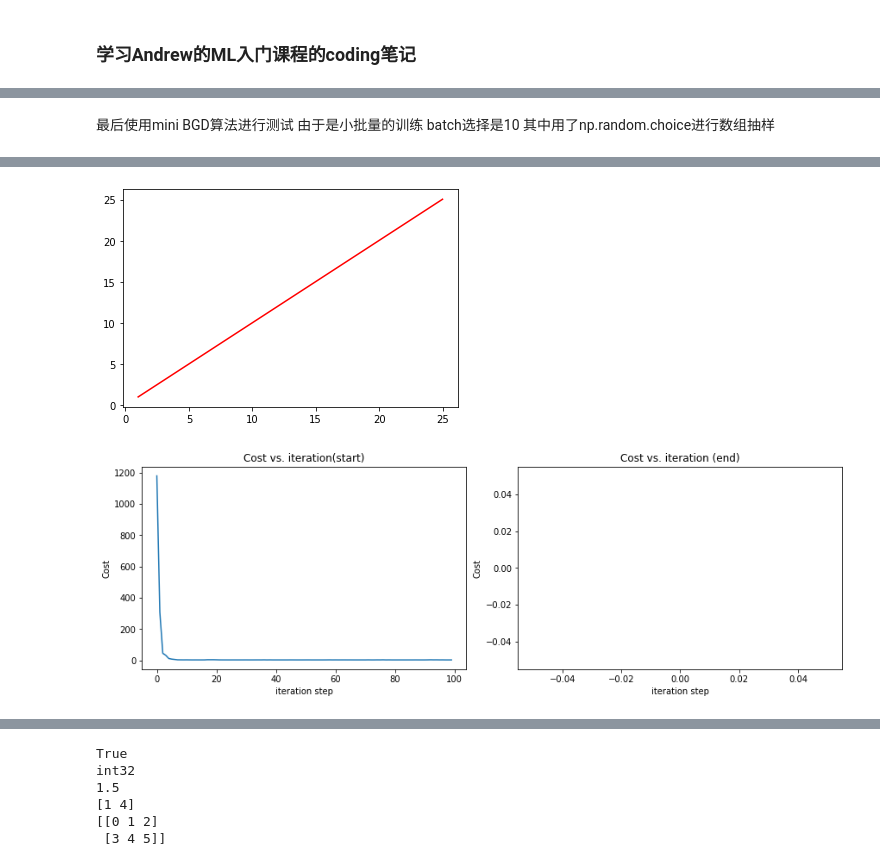
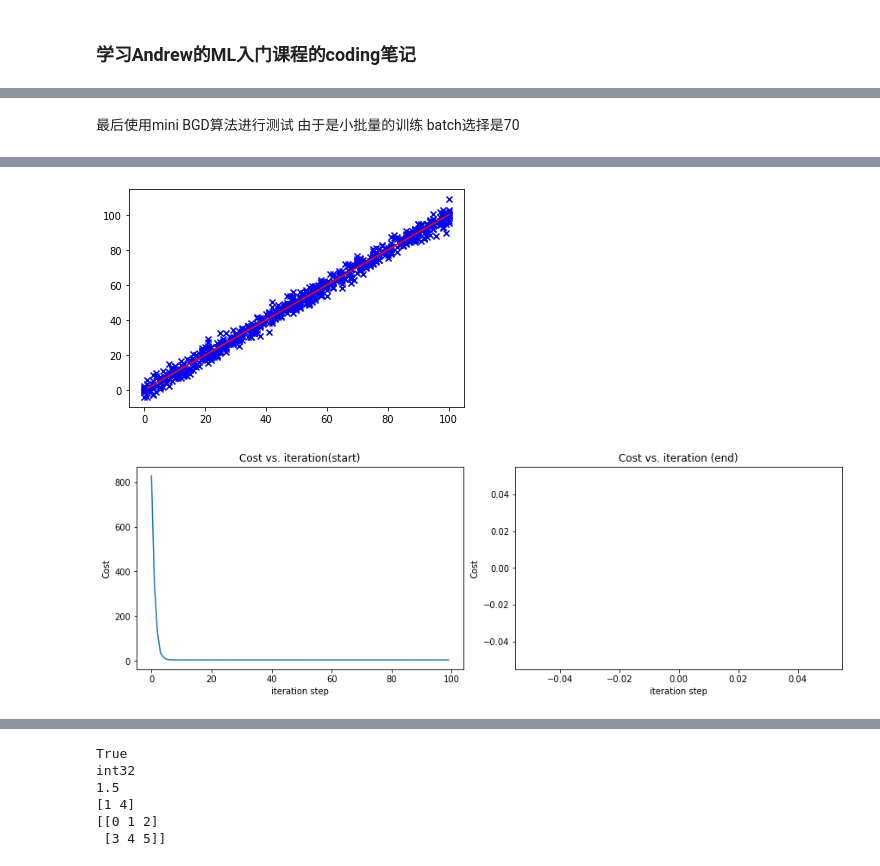
Before and after one commit to cwx-worst-one/machine_learning_study, a Jupyter notebook: note/lecture1/lecture1_note.ipynb, the cells around one changed output, grey strips where cells are left out. Saved outputs shown, nothing was run; the diff lists cells and outputs as text; code cells hidden in the pictures.

```diff
--- a/note/lecture1/lecture1_note.ipynb
+++ b/note/lecture1/lecture1_note.ipynb
@@ -37,22 +37,22 @@ def derivative_b(w,b,x,y):
     return val_b
 
 ## BGD algorithm
-def change_parameter(x,y,cost_hist,w=0,b=0,lr=0.1,train_times=10):
+def change_parameter(x,y,cost_hist,w=0,b=0,lr=0.1,epoch=10):
     cost = cost_func(w,b,x,y)
-    for epoch in range(train_times):
+    for epoch_time in range(epoch):
         der_w,der_b = derivative_w(w,b,x,y),derivative_b(w,b,x,y)
         w = w - lr * der_w
         b = b - lr * der_b
         cost = cost_func(w,b,x,y)
         cost_hist.append(cost)
 
-        if epoch % 10 == 0 :
-            print("Train time : "+ str(epoch) , " w : " + str(w) , " b : " + str(b) + " cost : " + str(cost))
+        if epoch_time % 10 == 0 :
+            print("Train time : "+ str(epoch_time) , " w : " + str(w) , " b : " + str(b) + " cost : " + str(cost))
     return (w,b)
 
 start = time.time()
 cost_hist = []
-w,b = change_parameter(x,y,cost_hist,w=0,b=0,lr=0.01,train_times=30)
+w,b = change_parameter(x,y,cost_hist,w=0,b=0,lr=0.01,epoch=50)
 print("The final line is " + str (w) + "x + " + str(b))
 cost = cost_func(w,b,x,y)
 print("The final cost is " + str(cost))
@@ -60,7 +60,7 @@ xx = np.linspace(1, 25, 50)
 yy = w*xx + b
 
 end = time.time()
-print("The total time cost is : " + str(end-start))
+print("The total time cost is : " + str((end-start)*1000)[:8] + " ms ")
 
 plt.plot(xx,yy,color='red')
 plt.show()
@@ -88,6 +90,6 @@ The total time cost is : 0.0019865036010742188
 # %%
 import numpy as np
-filename = 'lecture1\\train.csv'
+filename = 'C:\\Users\\Chan\\Desktop\\XLANCE\\machine_learning_study\\note\\lecture1\\train.csv'
 
 with open(filename,'rt',encoding='UTF-8')as raw_data:
     data=np.loadtxt(raw_data,delimiter=',')
@@ -101,7 +103,9 @@ plt.scatter(x,y,marker='x',c='b')
 
 start = time.time()
 cost_hist = []
-w,b = change_parameter(x,y,cost_hist,w=0,b=0,lr=0.000125,train_times=100)
+
+epoch = 50
+w,b = change_parameter(x,y,cost_hist,w=0,b=0,lr=0.000125,epoch=epoch)
 print("The final line is " + str (w) + "x + " + str(b))
 cost = cost_func(w,b,x,y)
 print("The final cost is " + str(cost))
@@ -109,7 +113,7 @@ xx = np.linspace(1, 100, 50)
 yy = w*xx + b
 
 end = time.time()
-print("The total time cost is : " + str(end-start))
+print("The total time ( " +  str(epoch) +" epoches ) cost is : " + str((end-start)*1000)[:8] + " ms ")
 
 plt.plot(xx,yy,color='red')
 plt.show()
@@ -197,48 +208,59 @@ The total time cost is : 0.03800654411315918
 # %%
 import random
 # %% [markdown]
-最后使用mini BGD算法进行测试  由于是小批量的训练 batch选择是10  其中用了np.random.choice进行数组抽样
+最后使用mini BGD算法进行测试  由于是小批量的训练 batch选择是70
 # %%
-def derivative_w_mini(w,b,x,y,batch):
+def derivative_w_mini(w,b,x,y,random_index,start_index,batch):
     val_w = 0
-    for i in range(batch):
-        val_w += x[i]*(w*x[i]+b-y[i])
+    for i in range(start_index,start_index+batch):
+        index =  random_index[i]
+        val_w += x[index]*(w*x[index]+b-y[index])
     val_w /= batch
     return val_w
 
-def derivative_b_mini(w,b,x,y,batch):
+def derivative_b_mini(w,b,x,y,random_index,start_index,batch):
     val_b = 0
-    for i in range(batch):
-        val_b += (w*x[i]+b-y[i])
+    for i in range(start_index,start_index+batch):
+        index =  random_index[i]
+        val_b += (w*x[index]+b-y[index])
     val_b /= batch
     return val_b
 
-def mini_BGD(x,y,cost_hist,w=0,b=0,lr=0.1,train_times=10,batch = 128):
+def mini_BGD(x,y,cost_hist,w=0,b=0,lr=0.1,epoch=10,batch = 128):
     cost = cost_func(w,b,x,y)
-    for epoch in range(train_times):
-        slice = np.random.choice(x.shape[0],batch,replace=False)
-        ran_x = x[slice]
-        ran_y = y[slice]
-        der_w,der_b = derivative_w_mini(w,b,ran_x,ran_y,batch=batch),derivative_b_mini(w,b,ran_x,ran_y,batch=batch)
-        w = w - lr * der_w
-        b = b - lr * der_b
-        cost = cost_func(w,b,x,y)
-        cost_hist.append(cost)
-        if epoch % 10 == 0 :
-            print("Train time : "+ str(epoch) , " w : " + str(w) , " b : " + str(b) + " cost : " + str(cost))
+    n = x.shape[0]
+    random_index = np.arange(n)
+    for epoch_time in range(epoch):
+        for iteration in range(n//batch):
+            der_w,der_b = derivative_w_mini(w,b,x,y,random_index,iteration*batch,batch=batch),derivative_b_mini(w,b,x,y,random_index,iteration*batch,batch=batch)
+            w = w - lr * der_w
+            b = b - lr * der_b
+            cost = cost_func(w,b,x,y)
+            cost_hist.append(cost)
+
+        np.random.shuffle(random_index)
+
+        if epoch_time % 10 == 0 :
+            print("Train time : "+ str(epoch_time) , " w : " + str(w) , " b : " + str(b) + " cost : " + str(cost))
     return (w,b)
+
+x = data[:,0]
+y = data[:,1]
+plt.scatter(x,y,marker='x',c='b')
 
 start = time.time()
 cost_hist = []
-w,b = mini_BGD(x,y,cost_hist,w=0,b=0,lr=0.000138,train_times=100,batch=10)
+epoch = 50
+
+w,b = mini_BGD(x,y,cost_hist,w=0,b=0,lr=0.00013,epoch=50,batch=70)
 print("The final line is " + str (w) + "x + " + str(b))
 cost = cost_func(w,b,x,y)
 print("The final cost is " + str(cost))
-xx = np.linspace(1, 25, 50)
+xx = np.linspace(1, 100, 50)
 yy = w*xx + b
 
 end = time.time()
-print("The total time cost is : " + str(end-start))
+print("The total time ( " +  str(epoch) +" epoches ) cost is : " + str((end-start)*1000)[:8] + " ms ")
 
 plt.plot(xx,yy,color='red')
 plt.show()
@@ -267,2 +284,2 @@ The total time cost is : 0.044722795486450195
-[figure, old version]
+[figure, new version]
-[figure, old version]
+[figure, new version]
```
Also changed, not shown: parts of 12 cells of this notebook, 2 other files.
